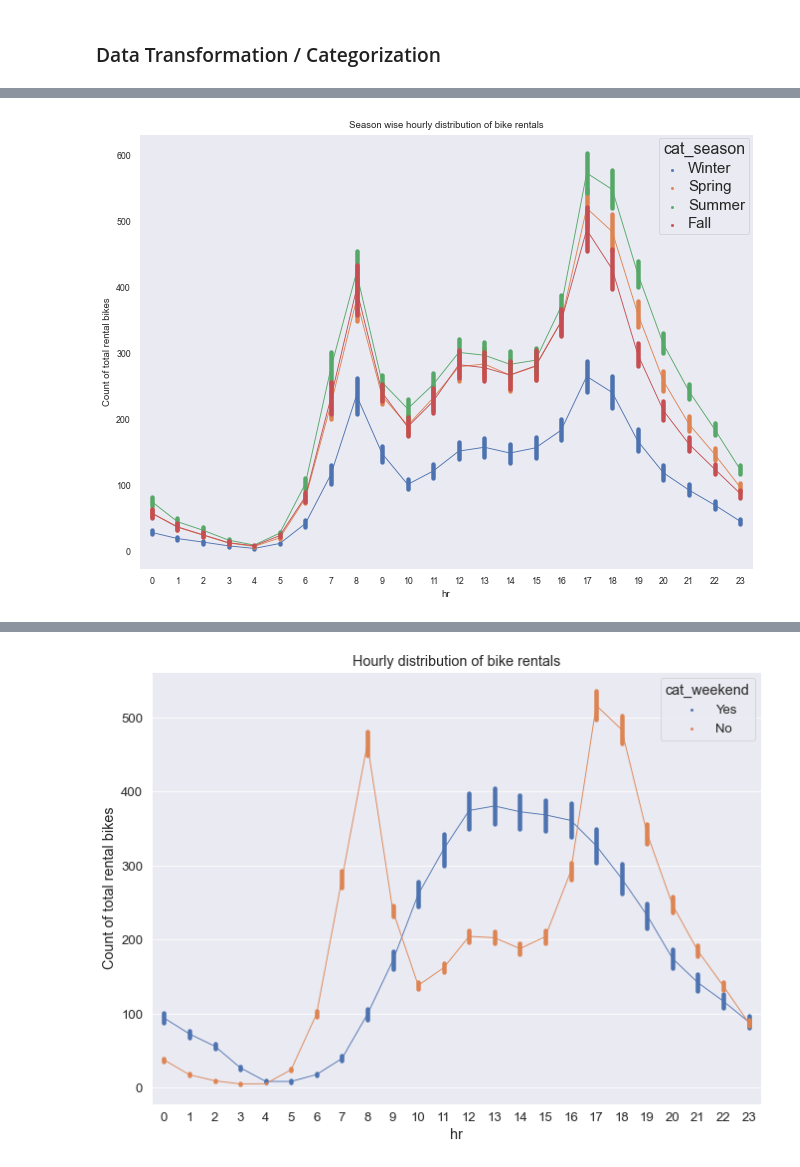
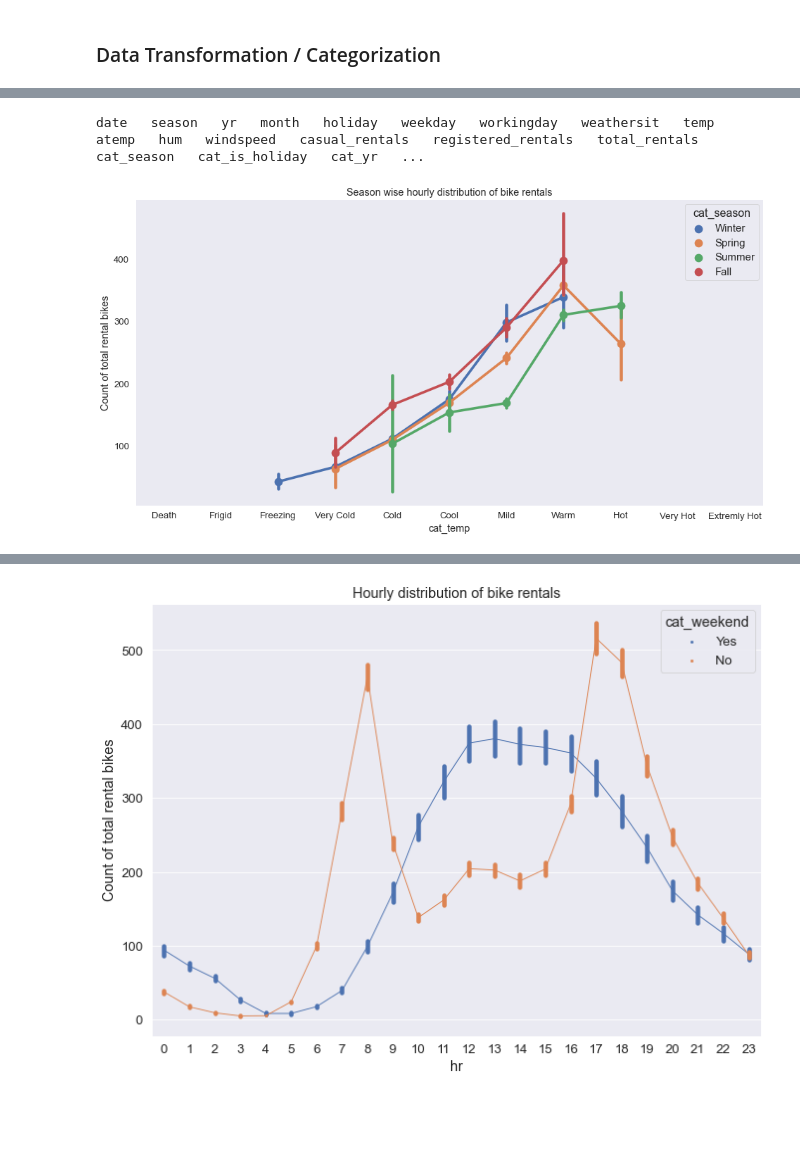
Before and after one commit to jaddel/education_cab_github, a Jupyter notebook: assignment_2/task1/task1.ipynb, the cells around one changed output, grey strips where cells are left out. Saved outputs shown, nothing was run; the diff lists cells and outputs as text; code cells hidden in the pictures; blank space fills up the shorter version.

```diff
--- a/assignment_2/task1/task1.ipynb
+++ b/assignment_2/task1/task1.ipynb
@@ -187,2 +190,17 @@ for df in data: # Data has been defined data = [day, hour]
 # %%
 #sns.pairplot(day)
+# %%
+sns.set(rc={'figure.figsize':(16,8)})
+sns.set_context("paper", font_scale=1.5, rc={"lines.linewidth": 2.5})
+#sns.set(style="ticks", context="talk")
+#plt.style.use("dark_background")
+#sns.set_theme(style='darkgrid')
+sns.set_style("darkgrid")
+#fig, ax = plt.subplots()
+ax = sns.pointplot(data = hour[['hr','total_rentals','cat_season']], x = 'hr', y = 'total_rentals',
+              scale = 0.5, hue = 'cat_season');
+
+plt.setp(ax.get_legend().get_texts(), fontsize='15') # for legend text
+plt.setp(ax.get_legend().get_title(), fontsize='16') # for legend title
+
+ax.set(title = 'Season wise hourly distribution of bike rentals',ylabel= 'Count of total rental bikes');
@@ -189,17 +209,21 @@ for df in data: # Data has been defined data = [day, hour]
+# %%
+list_columns(day)
+# %% [output]
+date   season   yr   month   holiday   weekday   workingday   weathersit   temp   atemp   hum   windspeed   casual_rentals   registered_rentals   total_rentals   cat_season   cat_is_holiday   cat_yr   ...
 # %%
-sns.set(rc={'figure.figsize':(11,8)})
+sns.set(rc={'figure.figsize':(16,8)})
 sns.set_context("paper", font_scale=1.5, rc={"lines.linewidth": 2.5})
 #sns.set(style="ticks", context="talk")
 #plt.style.use("dark_background")
 sns.set_style("dark")
 
 #fig, ax = plt.subplots()
-ax = sns.pointplot(data = hour[['hr','total_rentals','cat_season']], x = 'hr', y = 'total_rentals',
-              scale = 0.2, hue = 'cat_season');
+ax = sns.pointplot(data = hour[['cat_temp','total_rentals','cat_season']], x = 'cat_temp', y = 'total_rentals',
+              scale = 0.8, hue = 'cat_season');
 
 plt.setp(ax.get_legend().get_texts(), fontsize='15') # for legend text
 plt.setp(ax.get_legend().get_title(), fontsize='16') # for legend title
 
-ax.set(title = 'Season wise hourly distribution of bike rentals',ylabel= 'Count of total rental bikes');
+ax.set(title = 'Season wise hourly distribution of bike rentals', ylabel= 'Count of total rental bikes');
 # %% [output]
-[figure, old version]
+[figure, new version]
```
Also changed, not shown: parts of 15 cells of this notebook, 5 other files.
